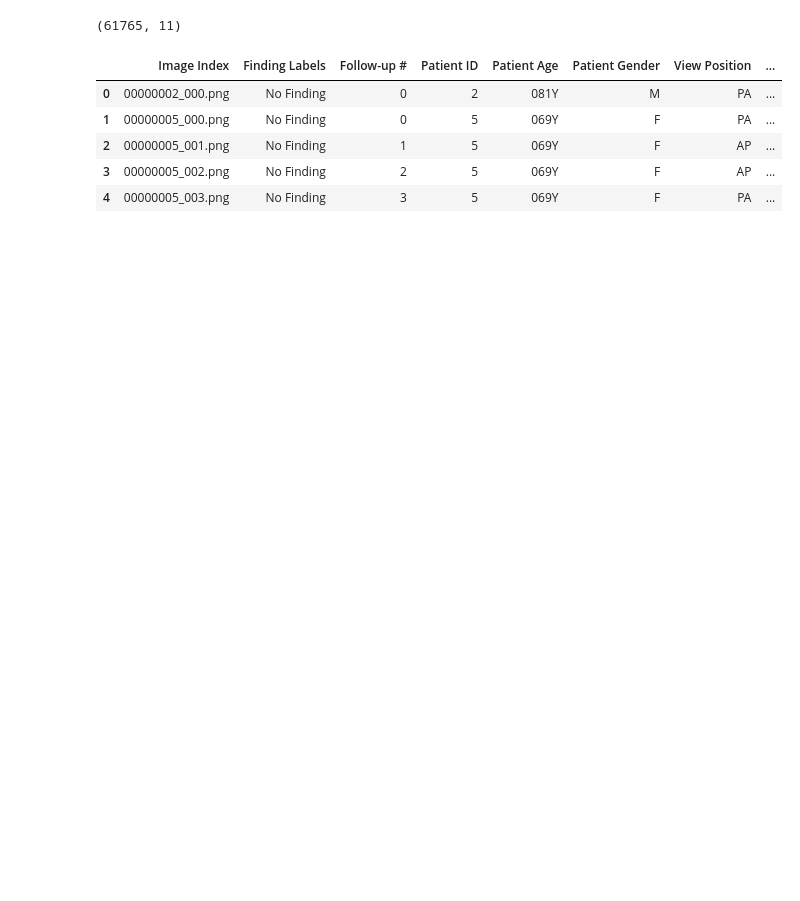
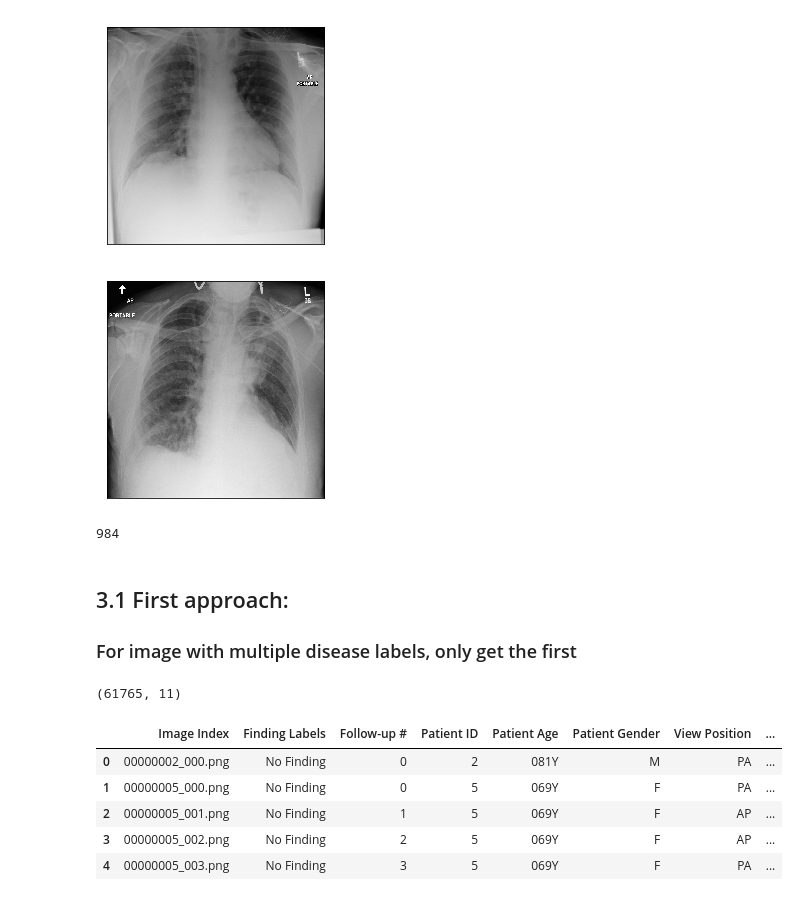
Before and after one commit to dattran2346/chestX-ray-14, a Jupyter notebook: 1.Cleaning.ipynb, the cells around one changed output. Saved outputs shown, nothing was run; the diff lists cells and outputs as text; code cells hidden in the pictures; blank space fills up the shorter version.

```diff
--- a/1.Cleaning.ipynb
+++ b/1.Cleaning.ipynb
@@ -17,3 +106,19 @@ First, clean up data so to contain only 'Pneumonia' and 'No Finding' label
+# %%
+imshow(base_dir + '00014716_003.png')
+plt.show()
+imshow(base_dir + '00014716_008.png')
+# %% [output]
+[figure, added]
+[figure, added]
+# %%
+f = lambda a: print(a, 'dat')
+patient_ids = [image.split('_')[0].lstrip('0') for image in strong_df['Image Index'].values]
+print(len(patient_ids))
+# %% [output]
+984
+# %% [markdown]
+## 3.1 First approach:
+### For image with multiple disease labels, only get the first
 # %%
 mask = ['Pneumonia' in value for value in fulldf["Finding Labels"].values]
 df = fulldf[mask | (fulldf['Finding Labels'] == 'No Finding')]
```
Also changed, not shown: parts of 18 cells of this notebook, 9 other files.
